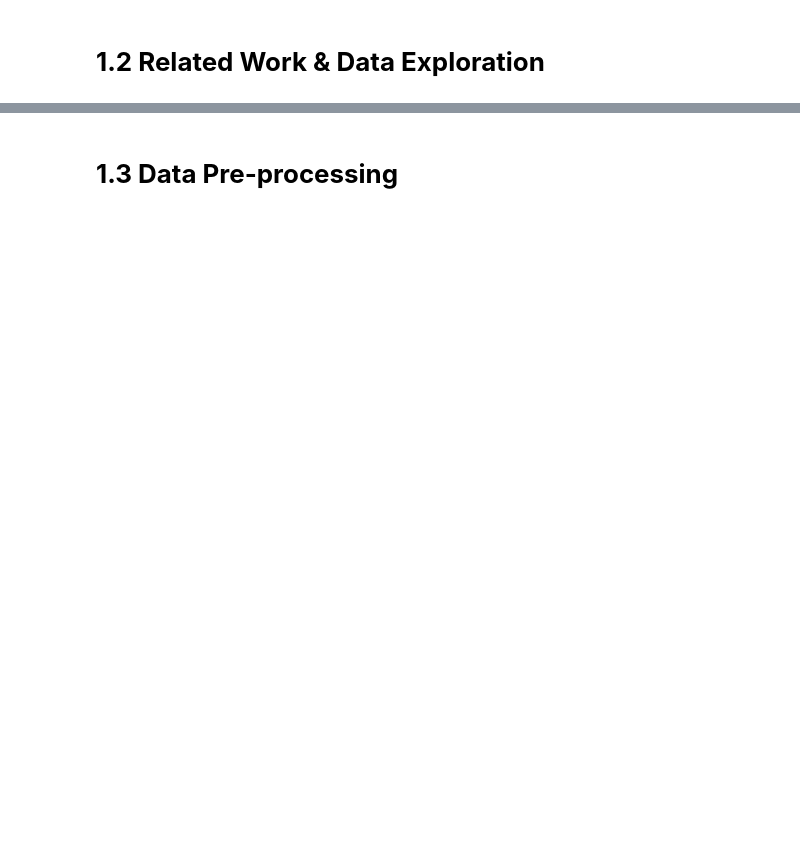
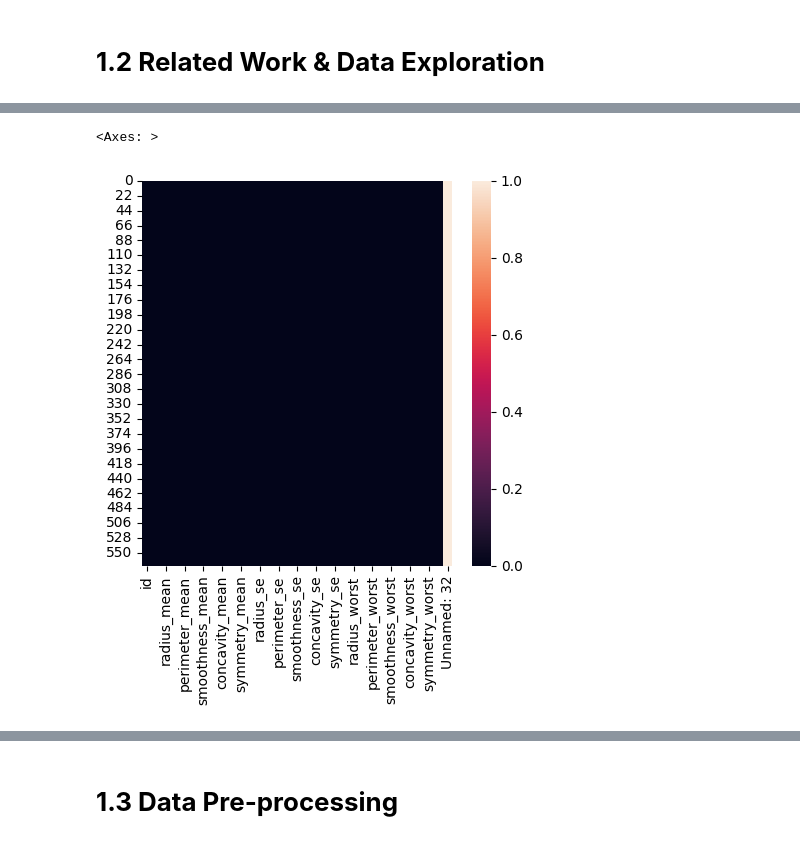
Before and after one commit to Naeem2121870/BIG-DATA-ANALYTICS-COURSEWORK, a Jupyter notebook: COURSEWORK_JANATUL.ipynb, the cells around one changed output, grey strips where cells are left out. Drawn from its saved outputs; the diff is of its cells as text; code cells hidden in the pictures; blank space fills up the shorter version.

```diff
--- a/COURSEWORK_JANATUL.ipynb
+++ b/COURSEWORK_JANATUL.ipynb
@@ -22,0 +32,4 @@ Breast cancer is a major threat to public health. Because of Working with breast
+# %%
+#import csv dataset by using pandas library
+breast_cancer = pd.read_csv('/content/COURSEWORK DATA/data.csv')
+breast_cancer
@@ -22,0 +112,8 @@ Breast cancer is a major threat to public health. Because of Working with breast
+# %%
+##Checking Missing Values Using Heatmap
+
+plt.figure(figsize=(5,5))
+sns.heatmap(breast_cancer.isnull())
+# %% [output]
+<Axes: >
+[figure, added]
```
Also changed, not shown: parts of 42 cells of this notebook.
